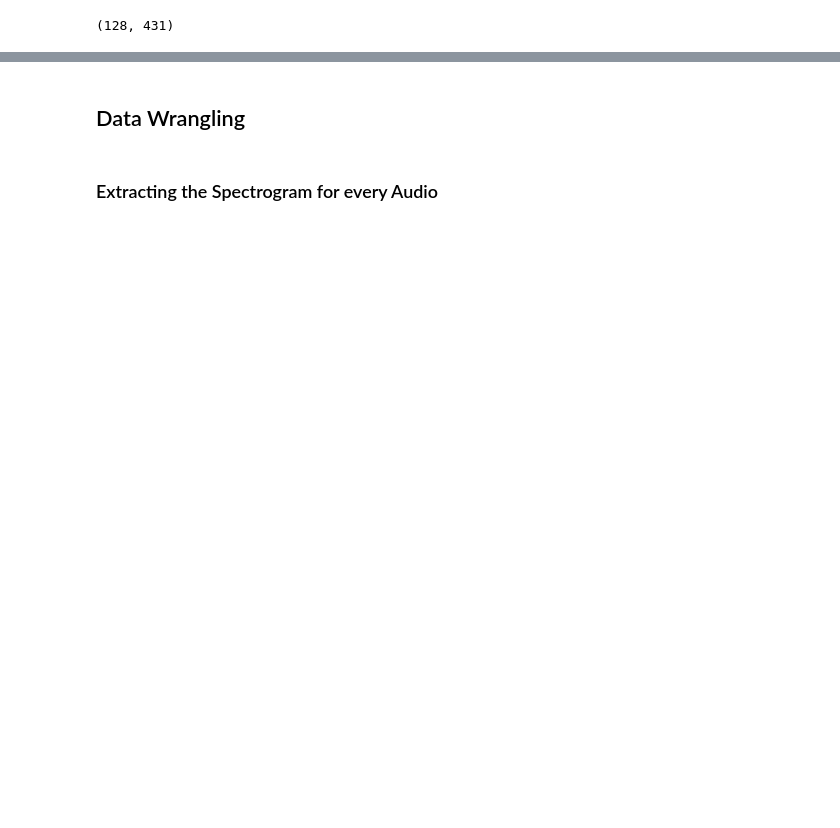
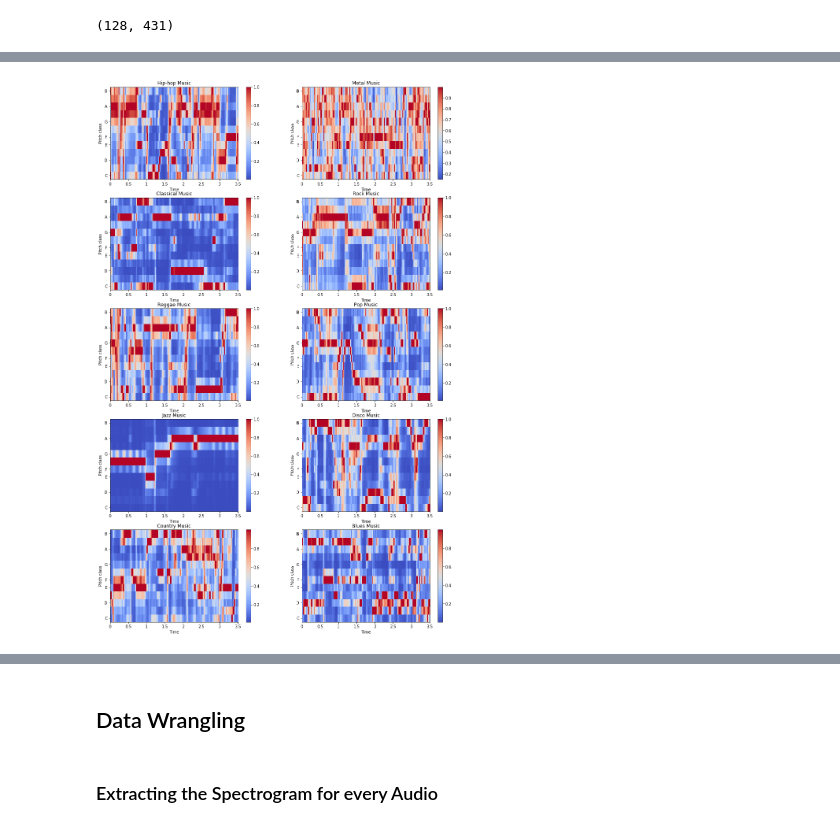
Before and after one commit to emami06/music-genre-classification, a Jupyter notebook: Music-Genre-Classification.ipynb, the cells around one changed output, grey strips where cells are left out. Drawn from its saved outputs; the diff is of its cells as text; code cells hidden in the pictures; blank space fills up the shorter version.

```diff
--- a/Music-Genre-Classification.ipynb
+++ b/Music-Genre-Classification.ipynb
@@ -93,0 +207,100 @@ librosa.display.waveplot(y, sr=sr)
+# %%
+# Loadign hiphop Music file
+plt.figure(figsize=(16, 25))
+x, sr = librosa.load('D:/DataScienceFoundation/SpringBoard/Capstone Project2/data/genres/hiphop/hiphop.00004.wav', duration =3.5)
+plt.subplot(5, 2, 1)
+hop_length = 512
+chromagram = librosa.feature.chroma_stft(x, sr=sr, hop_length=hop_length )
+librosa.display.specshow(chromagram, x_axis='time', y_axis='chroma', hop_length=hop_length, cmap='coolwarm')
+plt.title('Hip-hop Music')
+plt.colorbar()
+
+# Loadign th metale Music file
+x, sr = librosa.load('D:/DataScienceFoundation/SpringBoard/Capstone Project2/data/genres/metal/metal.00004.wav', duration =3.5)
+hop_length = 512
+chromagram = librosa.feature.chroma_stft(x, sr=sr, hop_length=hop_length )
+plt.subplot(5, 2, 2)
+plt.title('Metal Music')
+librosa.display.specshow(chromagram, x_axis='time', y_axis='chroma', hop_length=hop_length, cmap='coolwarm')
+plt.colorbar()
+
+# Loadign the Classical Music file
+x, sr = librosa.load('D:/DataScienceFoundation/SpringBoard/Capstone Project2/data/genres/classical/classical.00004.wav', duration =3.5)
+hop_length = 512
+chromagram = librosa.feature.chroma_stft(x, sr=sr, hop_length=hop_length )
+plt.subplot(5, 2, 3)
+plt.title('Classical Music')
+librosa.display.specshow(chromagram, x_axis='time', y_axis='chroma', hop_length=hop_length, cmap='coolwarm')
+plt.colorbar()
+
+
+# Loadign the Rock Music file
+x, sr = librosa.load('D:/DataScienceFoundation/SpringBoard/Capstone Project2/data/genres/rock/rock.00004.wav', duration =3.5)
+hop_length = 512
+chromagram = librosa.feature.chroma_stft(x, sr=sr, hop_length=hop_length )
+plt.subplot(5, 2, 4)
+plt.title('Rock Music')
+librosa.display.specshow(chromagram, x_axis='time', y_axis='chroma', hop_length=hop_length, cmap='coolwarm')
+plt.colorbar()
+
+
+# Loadign the Reggae Music file
+x, sr = librosa.load('D:/DataScienceFoundation/SpringBoard/Capstone Project2/data/genres/reggae/reggae.00004.wav', duration =3.5)
+hop_length = 512
+chromagram = librosa.feature.chroma_stft(x, sr=sr, hop_length=hop_length )
+plt.subplot(5, 2, 5)
+plt.title('Reggae Music')
+librosa.display.specshow(chromagram, x_axis='time', y_axis='chroma', hop_length=hop_length, cmap='coolwarm')
+plt.colorbar()
+
+
+# Loadign the Pop Music file
+x, sr = librosa.load('D:/DataScienceFoundation/SpringBoard/Capstone Project2/data/genres/pop/pop.00004.wav', duration =3.5)
+hop_length = 512
+chromagram = librosa.feature.chroma_stft(x, sr=sr, hop_length=hop_length )
+plt.subplot(5, 2, 6)
+plt.title('Pop Music')
+librosa.display.specshow(chromagram, x_axis='time', y_axis='chroma', hop_length=hop_length, cmap='coolwarm')
+plt.colorbar()
+
+
+# Loadign the Jazz Music file
+x, sr = librosa.load('D:/DataScienceFoundation/SpringBoard/Capstone Project2/data/genres/jazz/jazz.00004.wav', duration =3.5)
+hop_length = 512
+chromagram = librosa.feature.chroma_stft(x, sr=sr, hop_length=hop_length )
+plt.subplot(5, 2, 7)
+plt.title('Jazz Music')
+librosa.display.specshow(chromagram, x_axis='time', y_axis='chroma', hop_length=hop_length, cmap='coolwarm')
+plt.colorbar()
+
+# Loadign the Disco Music file
+x, sr = librosa.load('D:/DataScienceFoundation/SpringBoard/Capstone Project2/data/genres/disco/disco.00004.wav', duration =3.5)
+hop_length = 512
+chromagram = librosa.feature.chroma_stft(x, sr=sr, hop_length=hop_length )
+plt.subplot(5, 2, 8)
+plt.title('Disco Music')
+librosa.display.specshow(chromagram, x_axis='time', y_axis='chroma', hop_length=hop_length, cmap='coolwarm')
+plt.colorbar()
+
+
+# Loadign the Country Music file
+x, sr = librosa.load('D:/DataScienceFoundation/SpringBoard/Capstone Project2/data/genres/country/country.00004.wav', duration =3.5)
+hop_length = 512
+chromagram = librosa.feature.chroma_stft(x, sr=sr, hop_length=hop_length )
+plt.subplot(5, 2, 9)
+plt.title('Country Music')
+librosa.display.specshow(chromagram, x_axis='time', y_axis='chroma', hop_length=hop_length, cmap='coolwarm')
+plt.colorbar()
+
+# Loadign the Blues Music file
+x, sr = librosa.load('D:/DataScienceFoundation/SpringBoard/Capstone Project2/data/genres/blues/blues.00004.wav', duration =3.5)
+hop_length = 512
+chromagram = librosa.feature.chroma_stft(x, sr=sr, hop_length=hop_length )
+plt.subplot(5, 2, 10)
+plt.title('Blues Music')
+librosa.display.specshow(chromagram, x_axis='time', y_axis='chroma', hop_length=hop_length, cmap='coolwarm')
+plt.colorbar()
+
+plt.savefig("D:/DataScienceFoundation/SpringBoard/Capstone Project2/chromgram.png")
+# %% [output]
+[figure, added]
```
Also changed, not shown: parts of 17 cells of this notebook.
